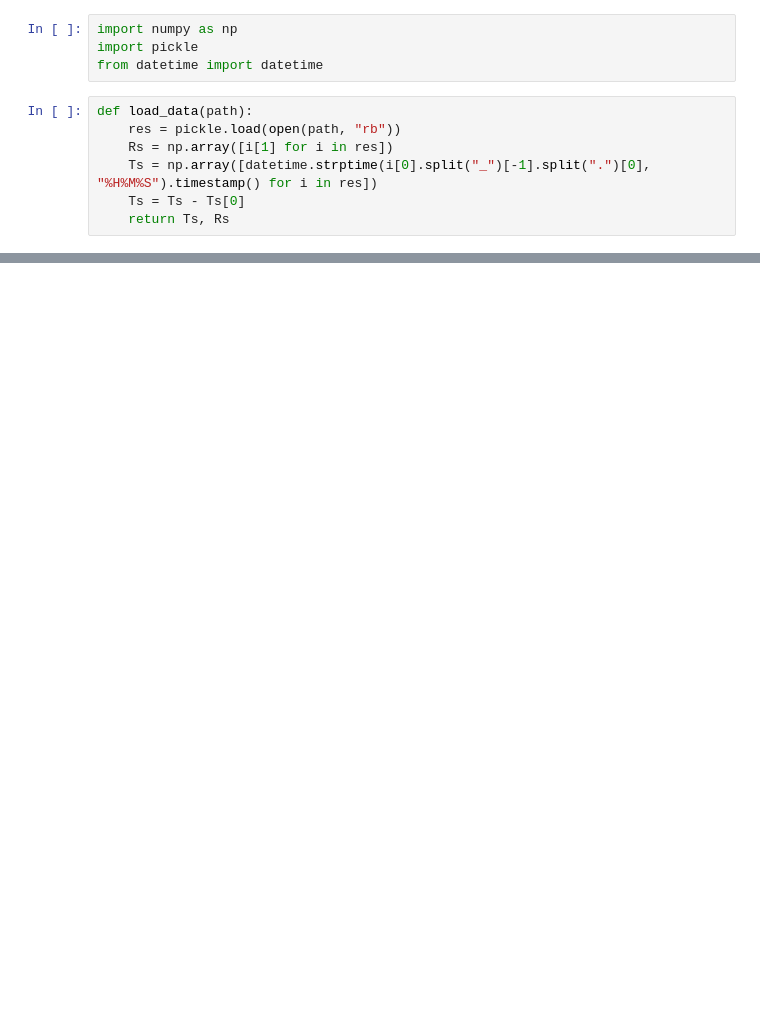
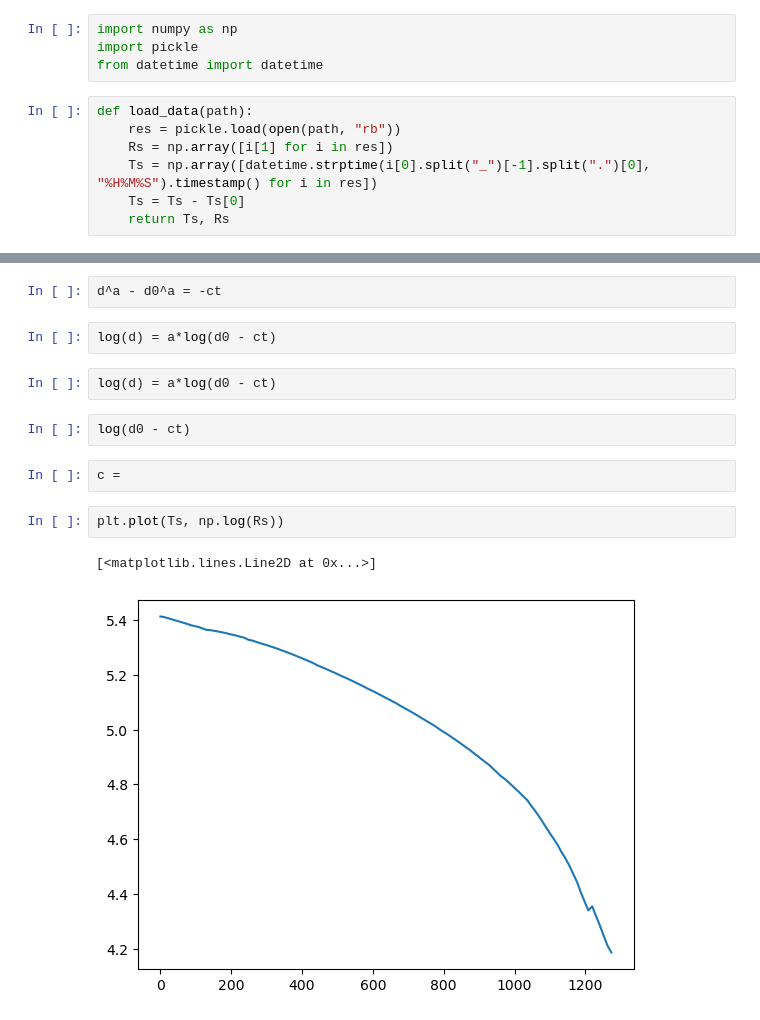
Before and after one commit to vas0x59/droplets_physlab, a Jupyter notebook: surface_droplets/proc.ipynb, the cells around one changed output, grey strips where cells are left out. Drawn from its saved outputs; the diff is of its cells as text; blank space fills up the shorter version.

```diff
--- a/surface_droplets/proc.ipynb
+++ b/surface_droplets/proc.ipynb
@@ -12 +14,16 @@ def load_data(path):
+# %%
+d^a - d0^a = -ct
+# %%
+log(d) = a*log(d0 - ct)
+# %%
+log(d) = a*log(d0 - ct)
+# %%
+log(d0 - ct)
+# %%
+c =
+# %%
+plt.plot(Ts, np.log(Rs))
+# %% [output]
+[<matplotlib.lines.Line2D at 0x...>]
+[figure, added]
 # %%
```
Also changed, not shown: parts of 4 cells of this notebook, 10 other files.
